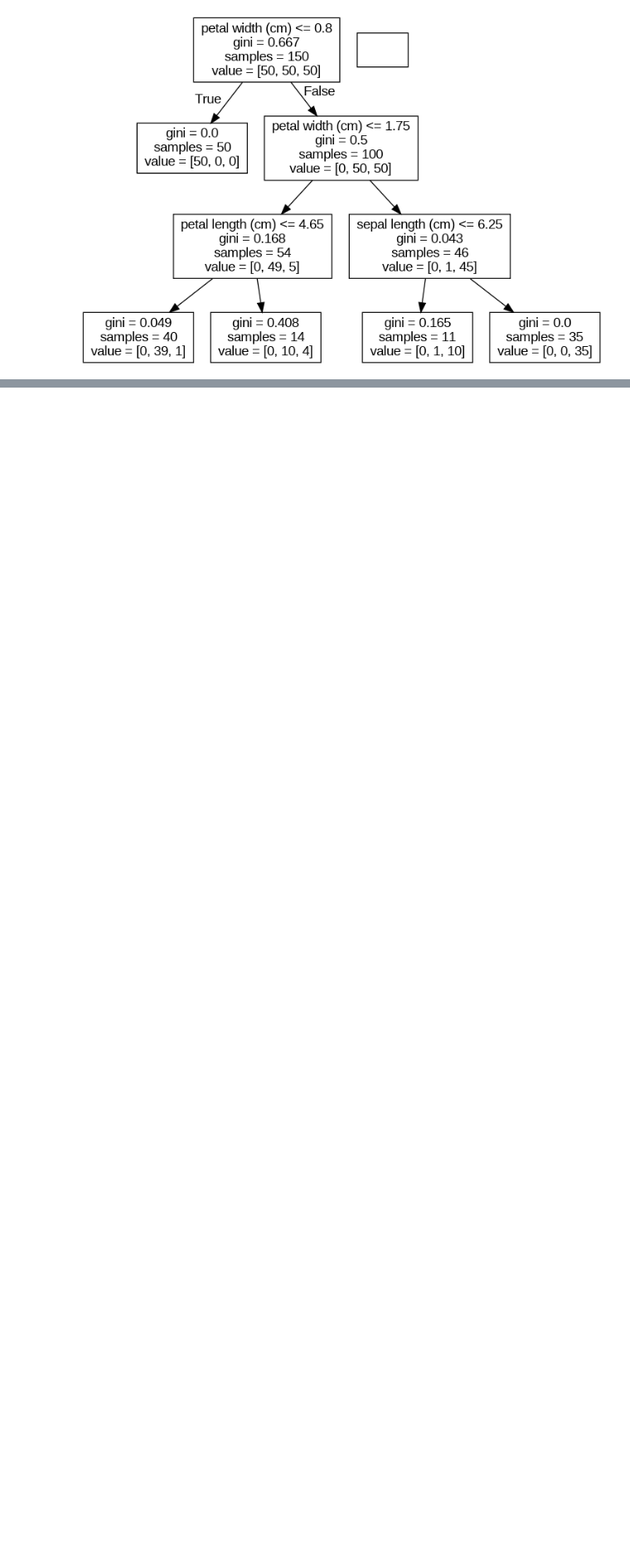
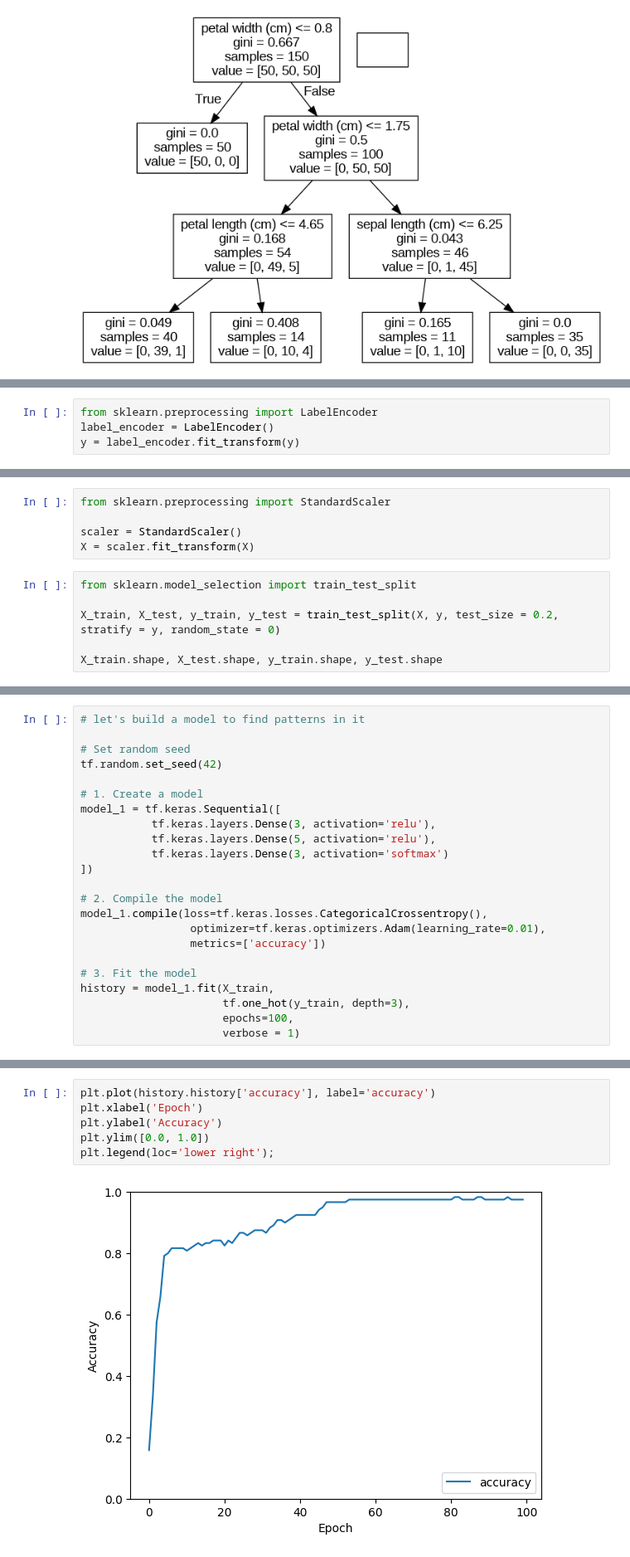
Before and after one commit to jazeenajazeem/AI-Avengers, a Jupyter notebook: introduction_to_intelligent_systems_team_project.ipynb, the cells around one changed output, grey strips where cells are left out. Shown at 83% size. Drawn from its saved outputs; the diff is of its cells as text; blank space fills up the shorter version.

```diff
--- a/introduction_to_intelligent_systems_team_project.ipynb
+++ b/introduction_to_intelligent_systems_team_project.ipynb
@@ -295,0 +365,4 @@ Requirement already satisfied: pyparsing>=2.0.1 in /usr/local/lib/python3.10/dis
+# %%
+from sklearn.preprocessing import LabelEncoder
+label_encoder = LabelEncoder()
+y = label_encoder.fit_transform(y)
@@ -295,0 +373,11 @@ Requirement already satisfied: pyparsing>=2.0.1 in /usr/local/lib/python3.10/dis
+# %%
+from sklearn.preprocessing import StandardScaler
+
+scaler = StandardScaler()
+X = scaler.fit_transform(X)
+# %%
+from sklearn.model_selection import train_test_split
+
+X_train, X_test, y_train, y_test = train_test_split(X, y, test_size = 0.2, stratify = y, random_state = 0)
+
+X_train.shape, X_test.shape, y_train.shape, y_test.shape
@@ -295,0 +393,23 @@ Requirement already satisfied: pyparsing>=2.0.1 in /usr/local/lib/python3.10/dis
+# %%
+# let's build a model to find patterns in it
+
+# Set random seed
+tf.random.set_seed(42)
+
+# 1. Create a model
+model_1 = tf.keras.Sequential([
+           tf.keras.layers.Dense(3, activation='relu'),
+           tf.keras.layers.Dense(5, activation='relu'),
+           tf.keras.layers.Dense(3, activation='softmax')
+])
+
+# 2. Compile the model
+model_1.compile(loss=tf.keras.losses.CategoricalCrossentropy(),
+                 optimizer=tf.keras.optimizers.Adam(learning_rate=0.01),
+                 metrics=['accuracy'])
+
+# 3. Fit the model
+history = model_1.fit(X_train,
+                      tf.one_hot(y_train, depth=3),
+                      epochs=100,
+                      verbose = 1)
@@ -295,0 +434,8 @@ Requirement already satisfied: pyparsing>=2.0.1 in /usr/local/lib/python3.10/dis
+# %%
+plt.plot(history.history['accuracy'], label='accuracy')
+plt.xlabel('Epoch')
+plt.ylabel('Accuracy')
+plt.ylim([0.0, 1.0])
+plt.legend(loc='lower right');
+# %% [output]
+[figure, added]
```
Also changed, not shown: parts of 25 cells of this notebook.
